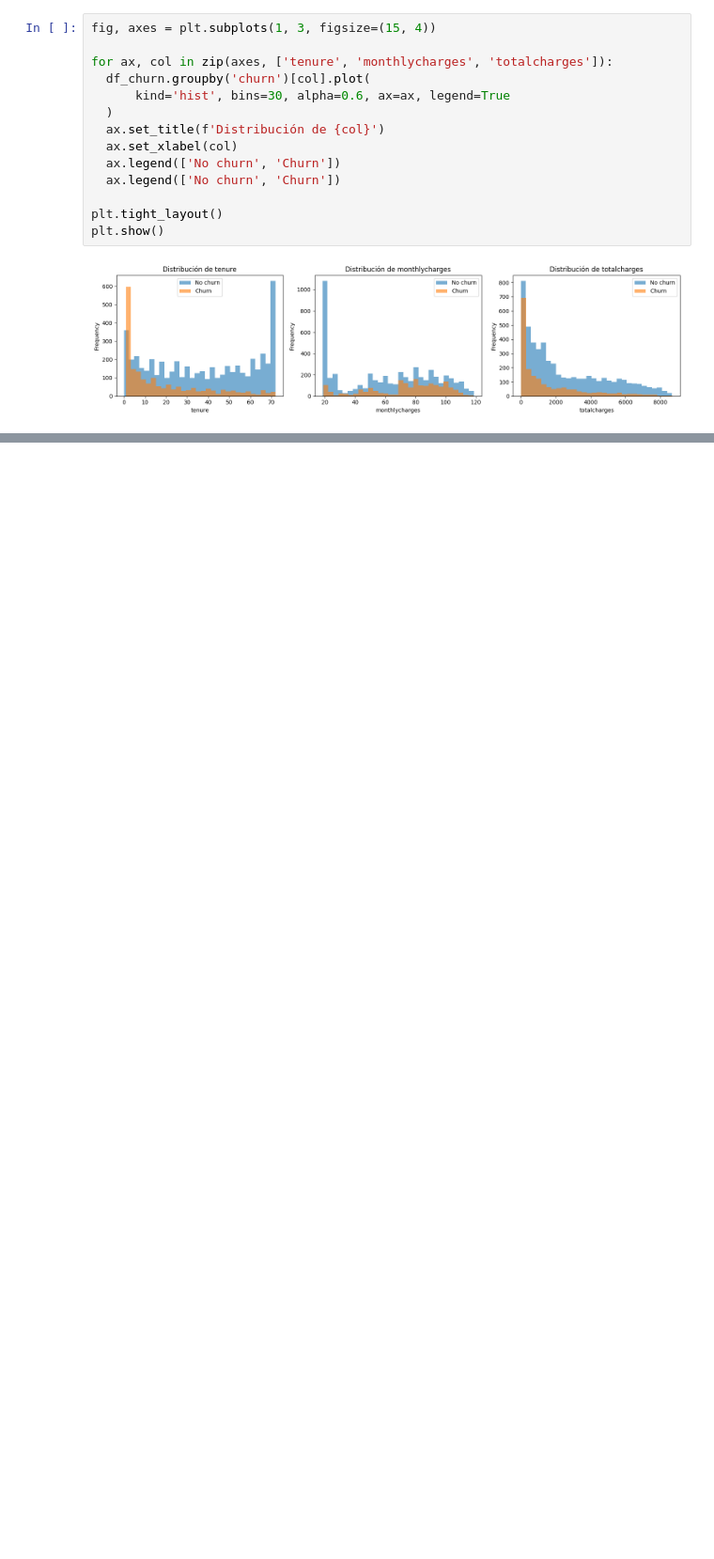
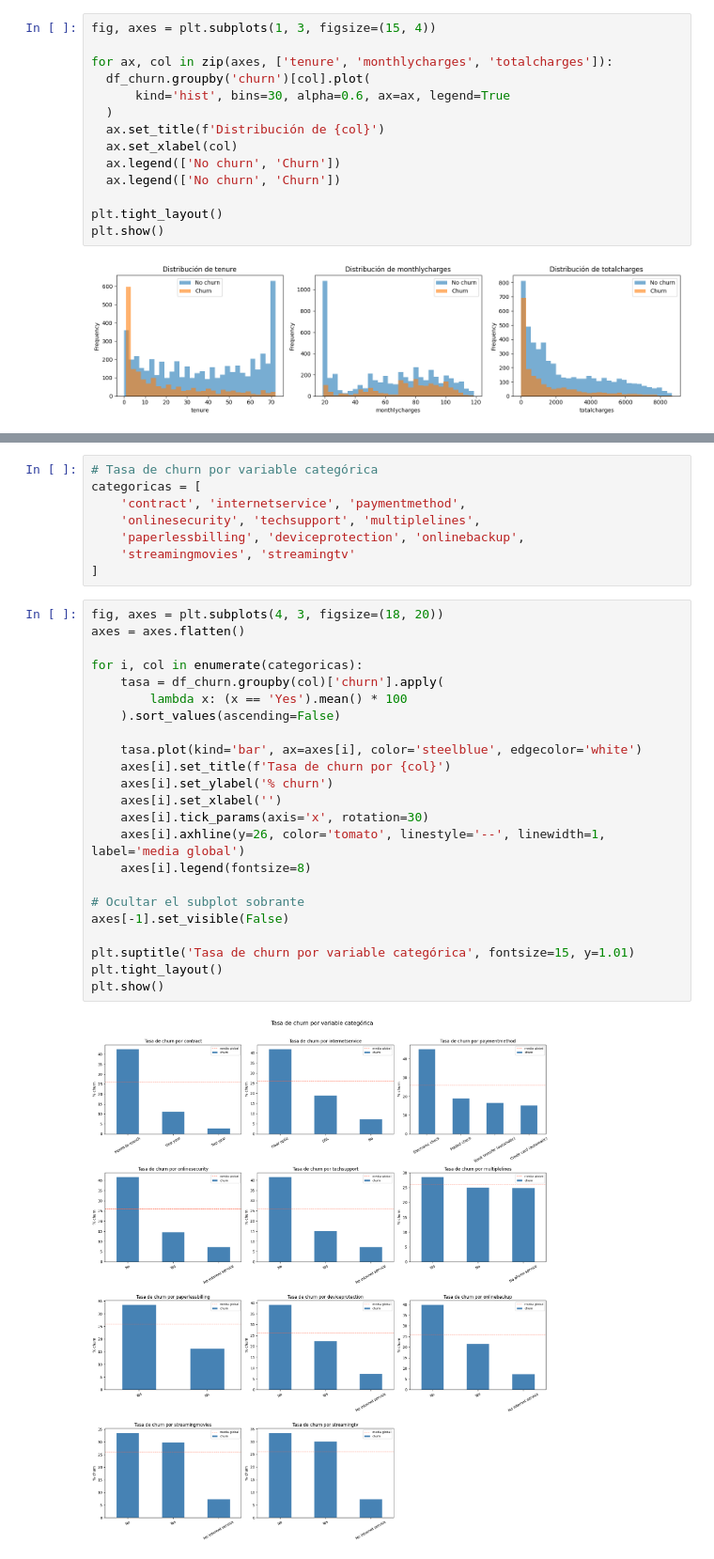
Before and after one commit to gparmar9/churn-mlflow-api, a Jupyter notebook: notebooks/01_eda.ipynb, the cells around one changed output, grey strips where cells are left out. Shown at 94% size. Cells and saved outputs as stored; diff of their text form; blank space fills up the shorter version.

```diff
--- a/notebooks/01_eda.ipynb
+++ b/notebooks/01_eda.ipynb
@@ -254,0 +304,33 @@ plt.show()
+# %%
+# Tasa de churn por variable categórica
+categoricas = [
+    'contract', 'internetservice', 'paymentmethod',
+    'onlinesecurity', 'techsupport', 'multiplelines',
+    'paperlessbilling', 'deviceprotection', 'onlinebackup',
+    'streamingmovies', 'streamingtv'
+]
+# %%
+fig, axes = plt.subplots(4, 3, figsize=(18, 20))
+axes = axes.flatten()
+
+for i, col in enumerate(categoricas):
+    tasa = df_churn.groupby(col)['churn'].apply(
+        lambda x: (x == 'Yes').mean() * 100
+    ).sort_values(ascending=False)
+
+    tasa.plot(kind='bar', ax=axes[i], color='steelblue', edgecolor='white')
+    axes[i].set_title(f'Tasa de churn por {col}')
+    axes[i].set_ylabel('% churn')
+    axes[i].set_xlabel('')
+    axes[i].tick_params(axis='x', rotation=30)
+    axes[i].axhline(y=26, color='tomato', linestyle='--', linewidth=1, label='media global')
+    axes[i].legend(fontsize=8)
+
+# Ocultar el subplot sobrante
+axes[-1].set_visible(False)
+
+plt.suptitle('Tasa de churn por variable categórica', fontsize=15, y=1.01)
+plt.tight_layout()
+plt.show()
+# %% [output]
+[figure, added]
```
Also changed, not shown: parts of 13 cells of this notebook, 2 other files.
